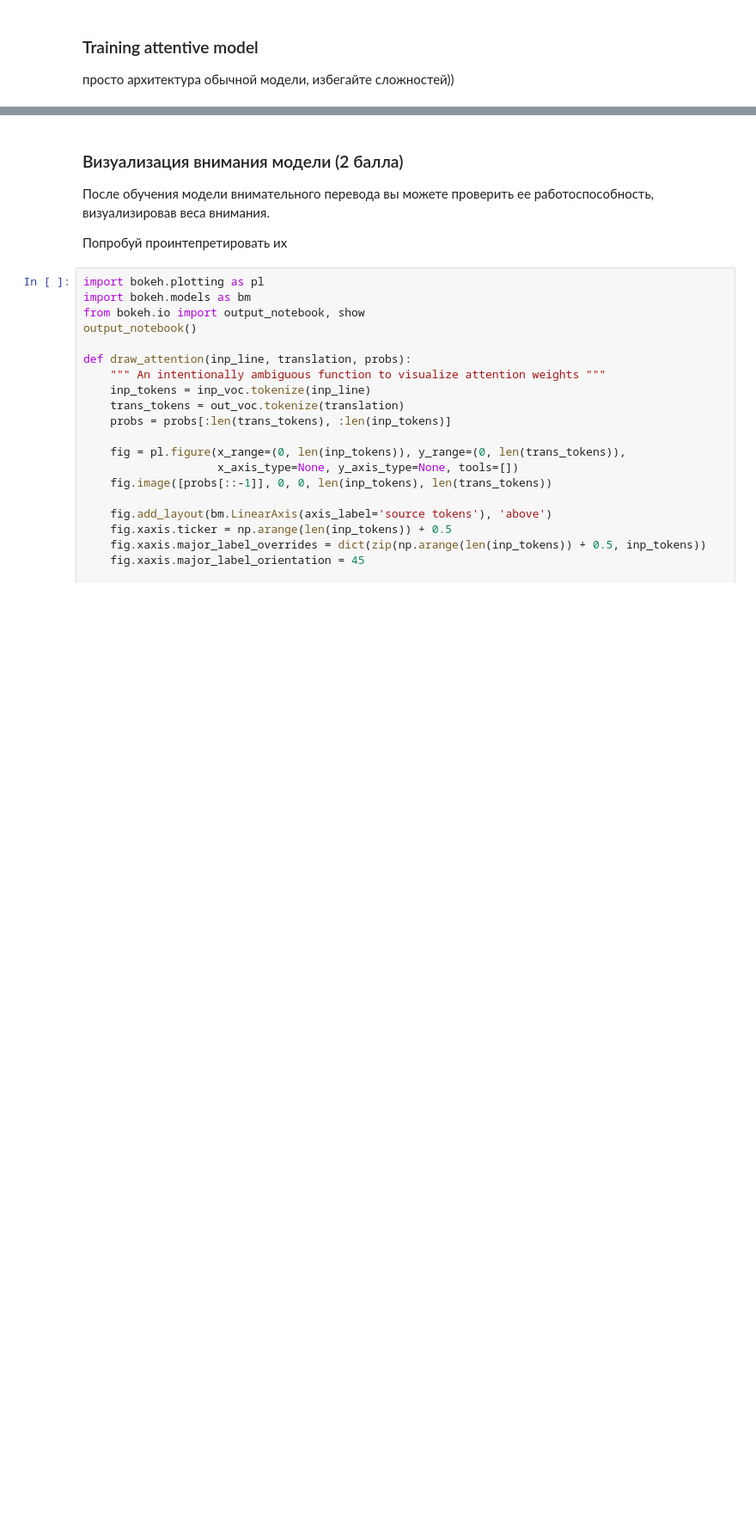
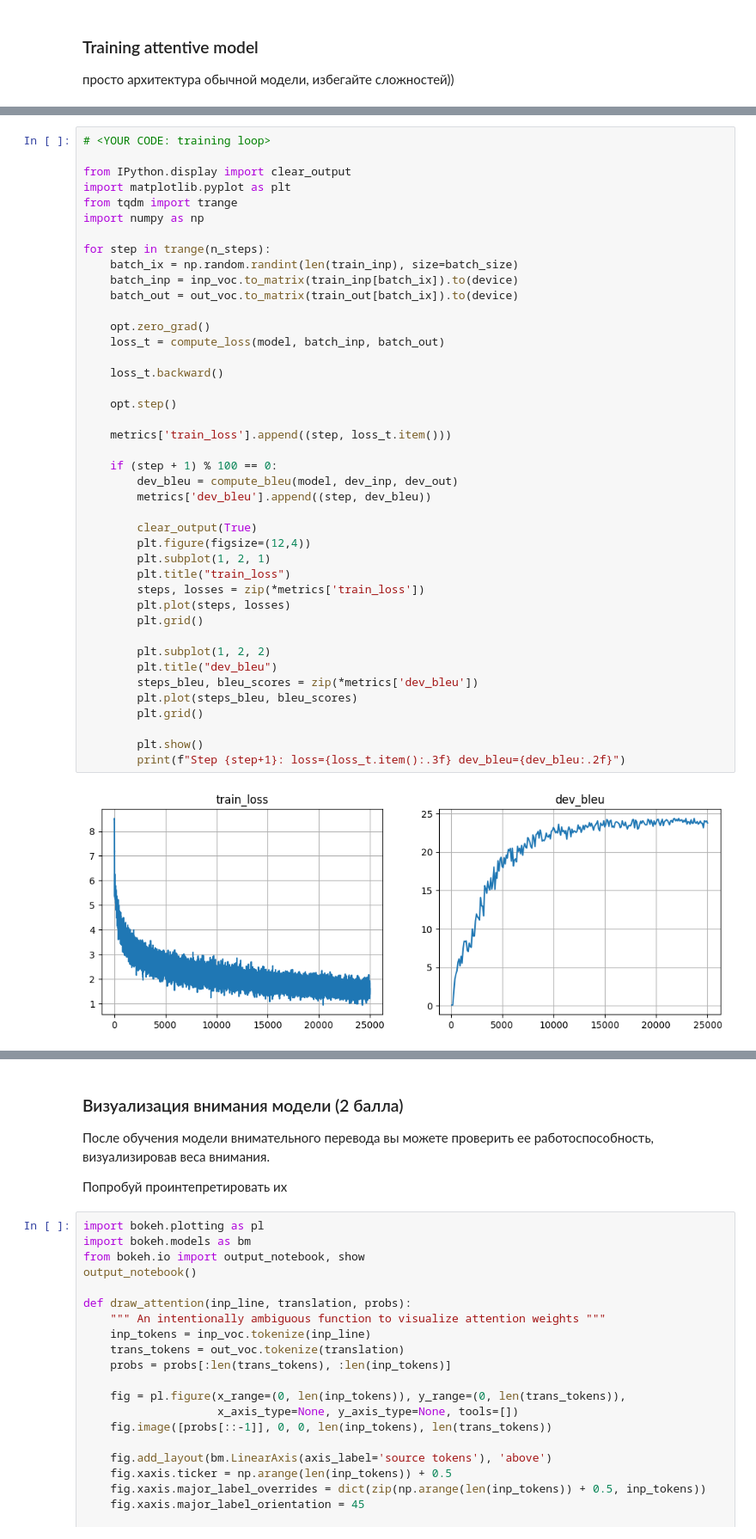
Before and after one commit to MidnightShad0w/NLP-ML-Lab4-seq2seq, a Jupyter notebook: seq&seq_LB.ipynb, the cells around one changed output, grey strips where cells are left out. Shown: that part at 86% size. Drawn from its saved outputs; the diff is of its cells as text; blank space fills up the shorter version.

Commit message:
attn layer - ok, bleu = 23,8 - ok.

```diff
--- a/seq&seq_LB.ipynb
+++ b/seq&seq_LB.ipynb
@@ -578,0 +631,44 @@ class AttentiveModel(BasicModel):
+# %%
+# <YOUR CODE: training loop>
+
+from IPython.display import clear_output
+import matplotlib.pyplot as plt
+from tqdm import trange
+import numpy as np
+
+for step in trange(n_steps):
+    batch_ix = np.random.randint(len(train_inp), size=batch_size)
+    batch_inp = inp_voc.to_matrix(train_inp[batch_ix]).to(device)
+    batch_out = out_voc.to_matrix(train_out[batch_ix]).to(device)
+
+    opt.zero_grad()
+    loss_t = compute_loss(model, batch_inp, batch_out)
+
+    loss_t.backward()
+
+    opt.step()
+
+    metrics['train_loss'].append((step, loss_t.item()))
+
+    if (step + 1) % 100 == 0:
+        dev_bleu = compute_bleu(model, dev_inp, dev_out)
+        metrics['dev_bleu'].append((step, dev_bleu))
+
+        clear_output(True)
+        plt.figure(figsize=(12,4))
+        plt.subplot(1, 2, 1)
+        plt.title("train_loss")
+        steps, losses = zip(*metrics['train_loss'])
+        plt.plot(steps, losses)
+        plt.grid()
+
+        plt.subplot(1, 2, 2)
+        plt.title("dev_bleu")
+        steps_bleu, bleu_scores = zip(*metrics['dev_bleu'])
+        plt.plot(steps_bleu, bleu_scores)
+        plt.grid()
+
+        plt.show()
+        print(f"Step {step+1}: loss={loss_t.item():.3f} dev_bleu={dev_bleu:.2f}")
+# %% [output]
+[figure, added]
```
Also changed, not shown: parts of 14 cells of this notebook.
